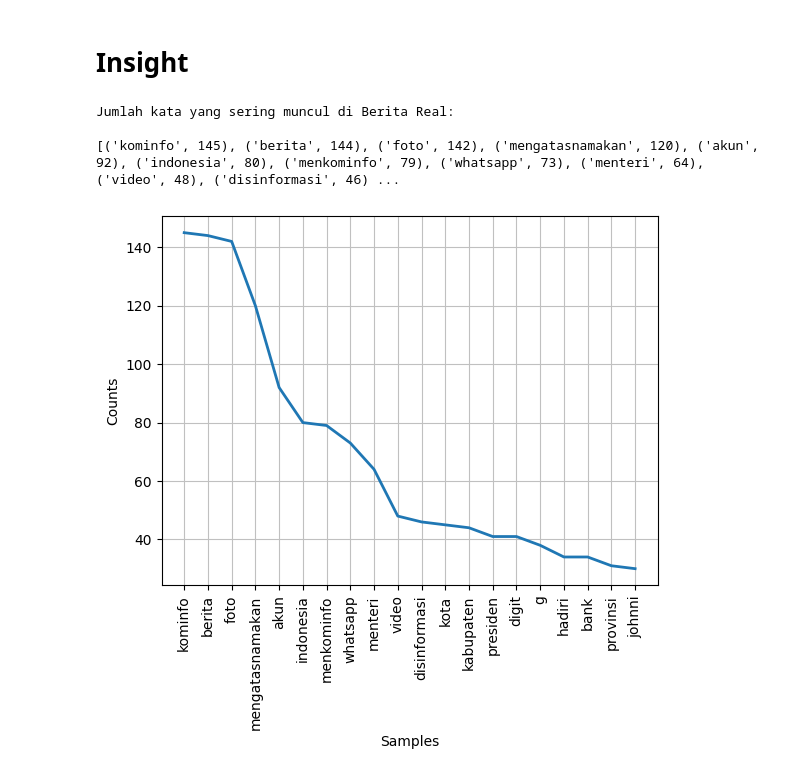
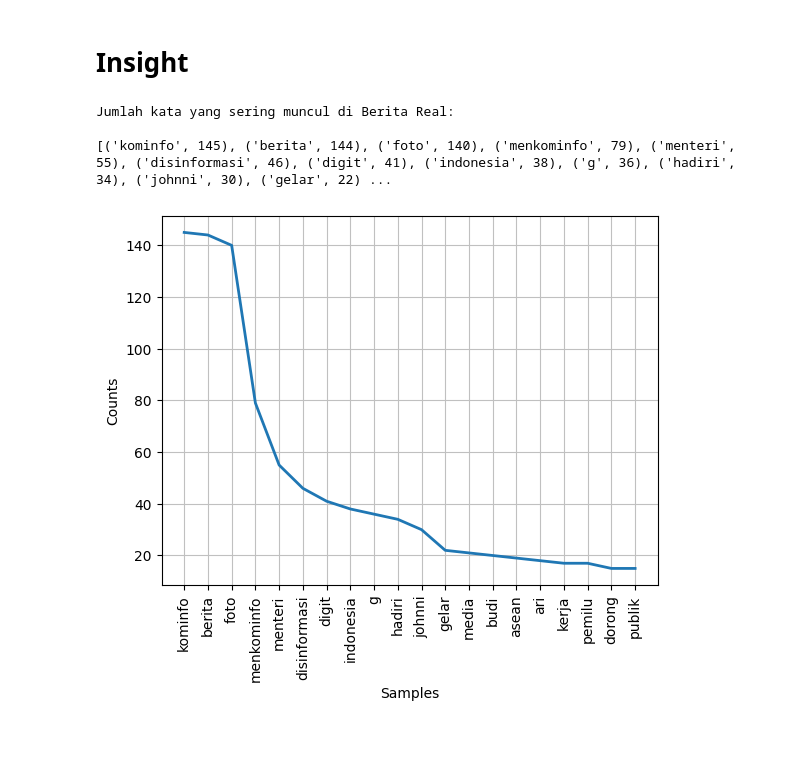
Before and after one commit to diozaas/FakeRealProject, a Jupyter notebook: Preprocessing.ipynb, the cells around one changed output. Saved outputs shown, nothing was run; the diff lists cells and outputs as text; code cells hidden in the pictures; blank space fills up the shorter version.

Commit message:
update cleansing data

```diff
--- a/Preprocessing.ipynb
+++ b/Preprocessing.ipynb
@@ -32,8 +32,8 @@ True
 # %% [markdown]
 # Load Dataset
 # %%
-true_df = pd.read_excel('C:\Belajar Data Science\Fake-News-Detective-master\dataset\SatkerData.xlsx')
-false_df = pd.read_excel('C:\Belajar Data Science\Fake-News-Detective-master\dataset\HoaxData.xlsx')
+true_df = pd.read_excel('./dataset/SatkerData.xlsx')
+false_df = pd.read_excel('./dataset/HoaxData.xlsx')
 
 true_df['label'] = 1
 false_df['label'] = 0
@@ -110,19 +110,19 @@ data['Description'] = data['Description'].apply(stem_text)
 # Insight
 # %%
 data_true = data[data['label'] == 1]['Title']
-true_data = [word for data_true in data['Title'] for word in data_true]
+true_data = [word for data_true in data[data['label'] == 1]['Title'] for word in data_true]
 
 fdist_true = FreqDist(true_data)
 print('Jumlah kata yang sering muncul di Berita Real:\n')
 print(fdist_true.most_common(20))
 
 # Plot the frequency distribution of the top 20 words
 fdist_true.plot(20, cumulative=False)
 plt.show()
 # %% [output]
 Jumlah kata yang sering muncul di Berita Real:
 
-[('kominfo', 145), ('berita', 144), ('foto', 142), ('mengatasnamakan', 120), ('akun', 92), ('indonesia', 80), ('menkominfo', 79), ('whatsapp', 73), ('menteri', 64), ('video', 48), ('disinformasi', 46) ...
+[('kominfo', 145), ('berita', 144), ('foto', 140), ('menkominfo', 79), ('menteri', 55), ('disinformasi', 46), ('digit', 41), ('indonesia', 38), ('g', 36), ('hadiri', 34), ('johnni', 30), ('gelar', 22) ...
-[figure, old version]
+[figure, new version]
 # %%
 data_hoax = data[data['label'] == 0]['Title']
```
Also changed, not shown: parts of 2 cells of this notebook.
